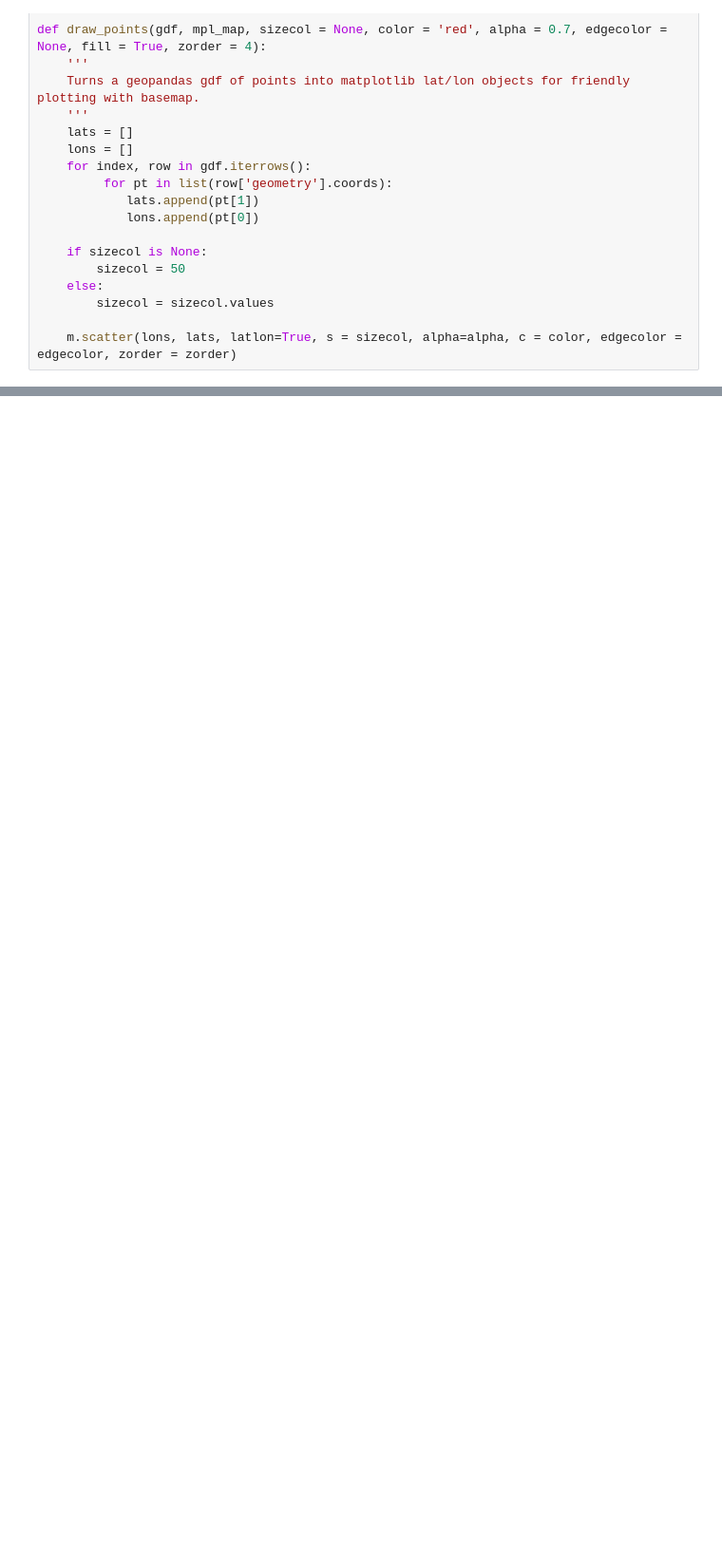
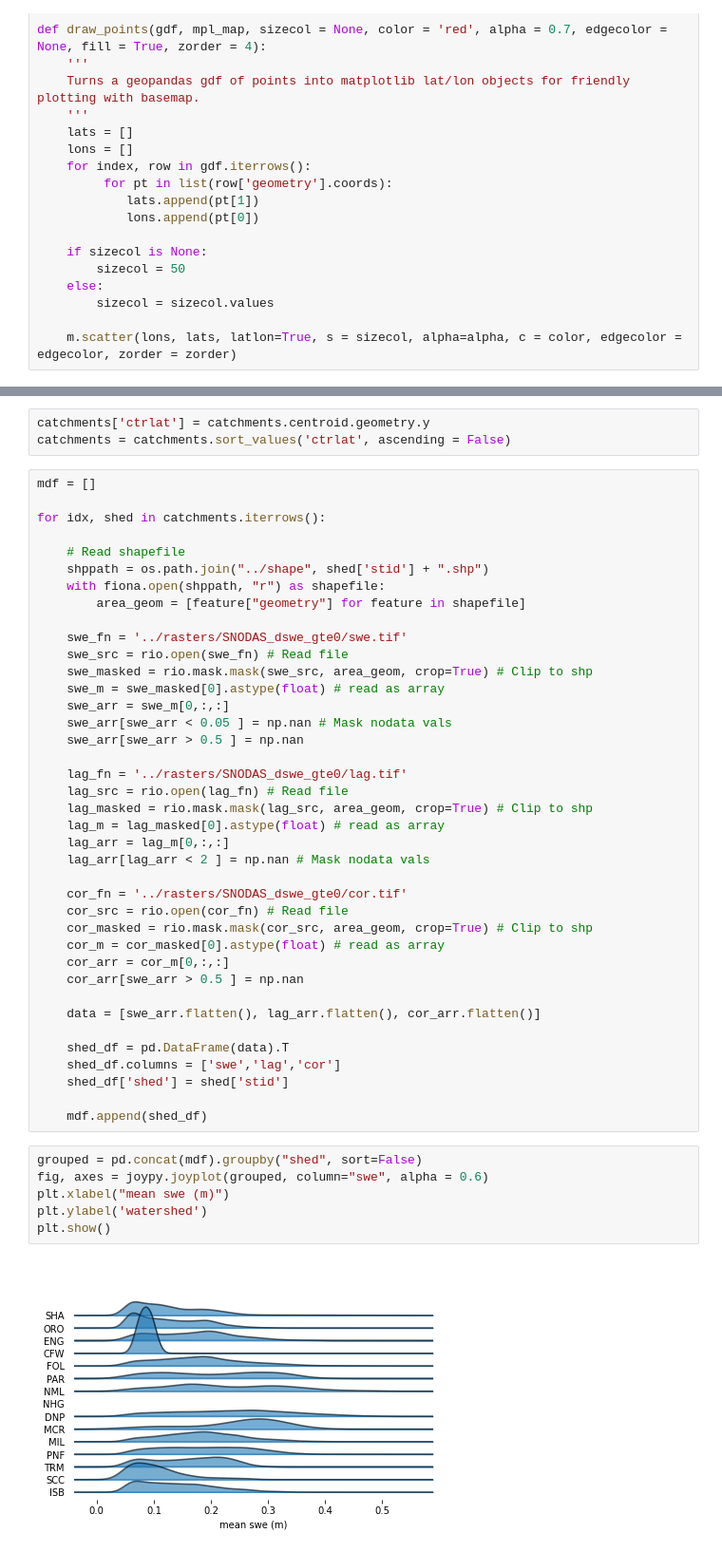
Before and after one commit to kashingtonDC/CrossCor, a Jupyter notebook: 03_Figures.ipynb, the cells around one changed output, grey strips where cells are left out. Shown at 95% size. Saved outputs shown, nothing was run; the diff lists cells and outputs as text; blank space fills up the shorter version.

Commit message:
add melt velocity figure

```diff
--- a/03_Figures.ipynb
+++ b/03_Figures.ipynb
@@ -130,0 +222,50 @@ plt.show()
+# %%
+catchments['ctrlat'] = catchments.centroid.geometry.y
+catchments = catchments.sort_values('ctrlat', ascending = False)
+# %%
+mdf = []
+
+for idx, shed in catchments.iterrows():
+
+    # Read shapefile
+    shppath = os.path.join("../shape", shed['stid'] + ".shp")
+    with fiona.open(shppath, "r") as shapefile:
+        area_geom = [feature["geometry"] for feature in shapefile]
+
+    swe_fn = '../rasters/SNODAS_dswe_gte0/swe.tif'
+    swe_src = rio.open(swe_fn) # Read file
+    swe_masked = rio.mask.mask(swe_src, area_geom, crop=True) # Clip to shp
+    swe_m = swe_masked[0].astype(float) # read as array
+    swe_arr = swe_m[0,:,:]
+    swe_arr[swe_arr < 0.05 ] = np.nan # Mask nodata vals
+    swe_arr[swe_arr > 0.5 ] = np.nan
+
+    lag_fn = '../rasters/SNODAS_dswe_gte0/lag.tif'
+    lag_src = rio.open(lag_fn) # Read file
+    lag_masked = rio.mask.mask(lag_src, area_geom, crop=True) # Clip to shp
+    lag_m = lag_masked[0].astype(float) # read as array
+    lag_arr = lag_m[0,:,:]
+    lag_arr[lag_arr < 2 ] = np.nan # Mask nodata vals
+
+    cor_fn = '../rasters/SNODAS_dswe_gte0/cor.tif'
+    cor_src = rio.open(cor_fn) # Read file
+    cor_masked = rio.mask.mask(cor_src, area_geom, crop=True) # Clip to shp
+    cor_m = cor_masked[0].astype(float) # read as array
+    cor_arr = cor_m[0,:,:]
+    cor_arr[swe_arr > 0.5 ] = np.nan
+
+    data = [swe_arr.flatten(), lag_arr.flatten(), cor_arr.flatten()]
+
+    shed_df = pd.DataFrame(data).T
+    shed_df.columns = ['swe','lag','cor']
+    shed_df['shed'] = shed['stid']
+
+    mdf.append(shed_df)
+# %%
+grouped = pd.concat(mdf).groupby("shed", sort=False)
+fig, axes = joypy.joyplot(grouped, column="swe", alpha = 0.6)
+plt.xlabel("mean swe (m)")
+plt.ylabel('watershed')
+plt.show()
+# %% [output]
+[figure, added]
```
Also changed, not shown: parts of 11 cells of this notebook.
